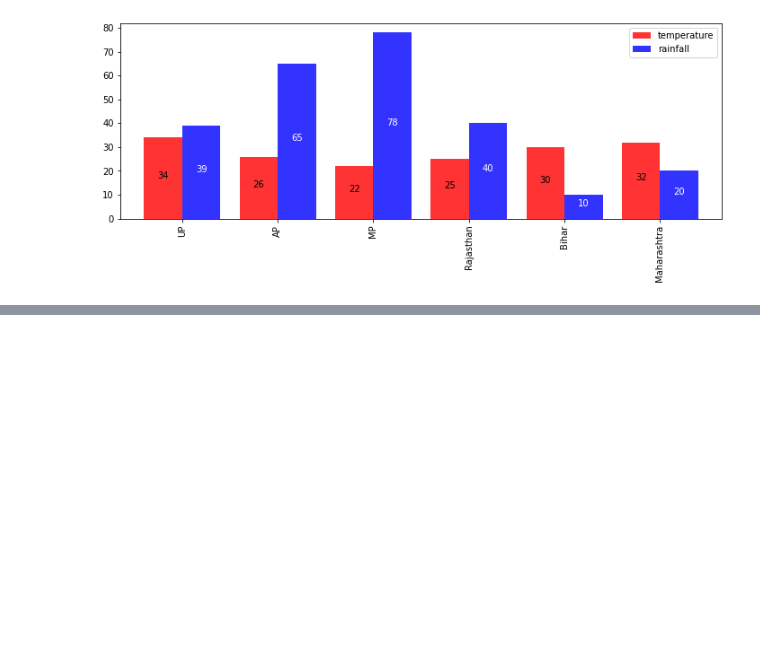
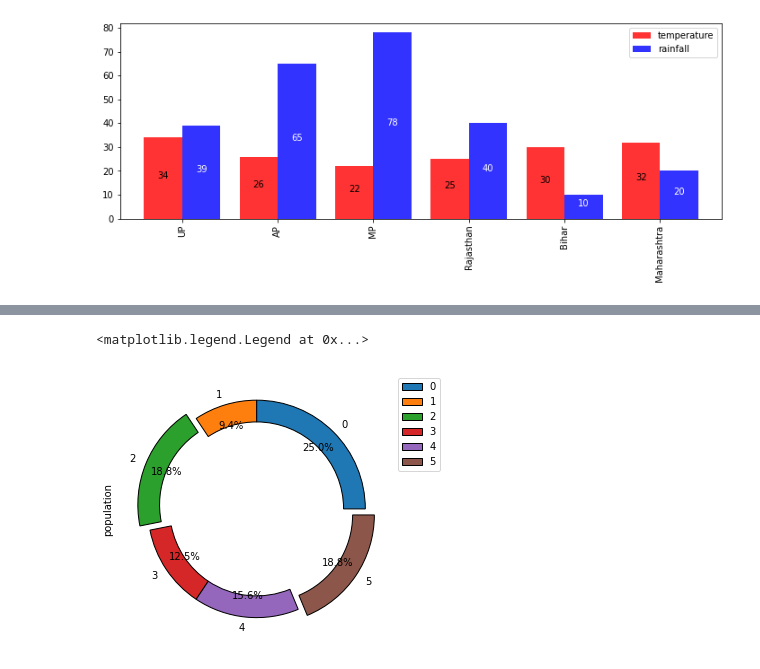
Before and after one commit to akash-yadav-git/Data-Science-Course, a Jupyter notebook: visualization.ipynb, the cells around one changed output, grey strips where cells are left out. Cells and saved outputs as stored; diff of their text form; code cells hidden in the pictures; blank space fills up the shorter version.

```diff
--- a/visualization.ipynb
+++ b/visualization.ipynb
@@ -128,0 +157,9 @@ plt.show()
+# %%
+data.population.plot(kind='pie' ,figsize=(5,5),
+                    autopct='%.1f%%', explode=[0,0,0.1,0,0,0.1],
+                    wedgeprops=dict(width=.2, edgecolor='k'),
+                    pctdistance=.8)
+plt.legend(bbox_to_anchor=(1,1))
+# %% [output]
+<matplotlib.legend.Legend at 0x...>
+[figure, added]
```
Also changed, not shown: parts of 16 cells of this notebook, 1 other file.
